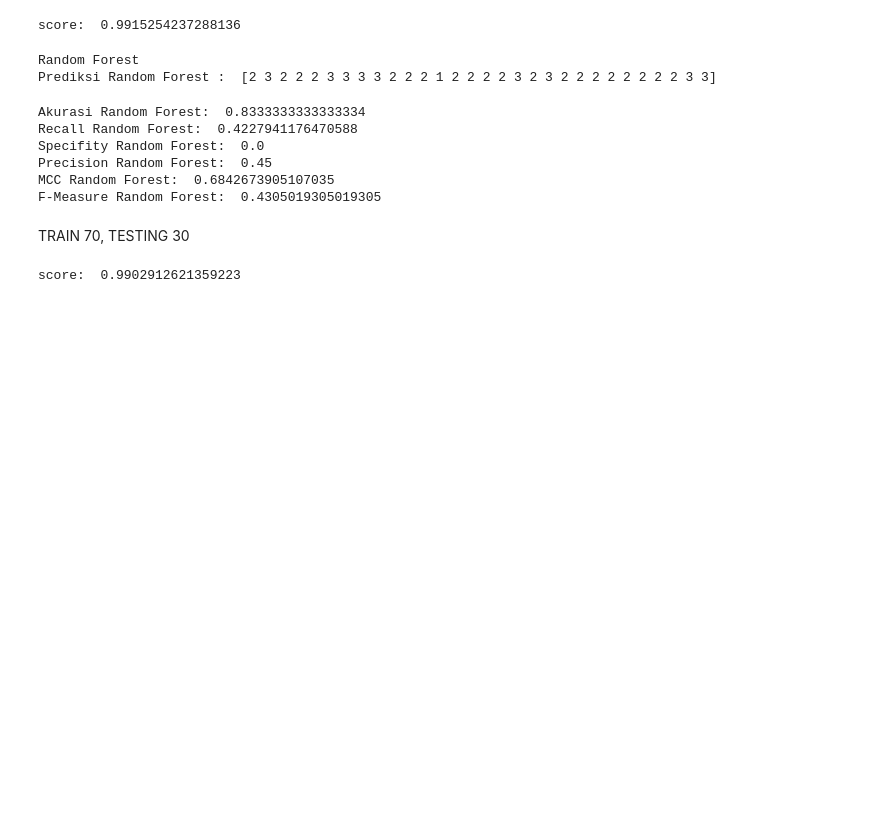
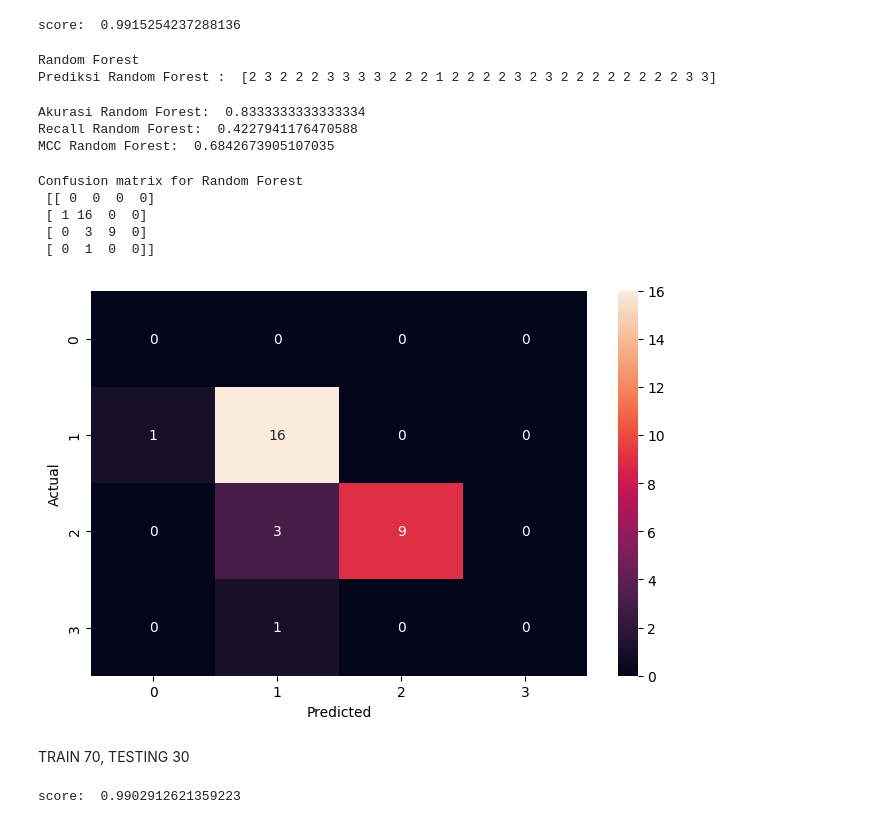
Before and after one commit to patgrace/randomforest, a Jupyter notebook: randomforest.ipynb, the cells around one changed output. Saved outputs shown, nothing was run; the diff lists cells and outputs as text; code cells hidden in the pictures; blank space fills up the shorter version.

Commit message:
nambahin confussion matrix

```diff
--- a/randomforest.ipynb
+++ b/randomforest.ipynb
@@ -213,43 +203,56 @@ score:  0.9915254237288136
 print("Random Forest")
 Forest = RandomForestClassifier(random_state=42)
 Forest.fit(X_train_20, y_train_20.values.ravel())
-y_predictionRF = Forest.predict(X_test_20)
-accuracy_RF = round(accuracy_score(y_test_20, y_predictionRF)* 100, 2)
+y_predictionRF_20 = Forest.predict(X_test_20)
+accuracy_RF_20 = round(accuracy_score(y_test_20, y_predictionRF_20)* 100, 2)
 acc_DecisionRF = round(Forest.score(X_train_20, y_train_20)* 100, 2)
-print("Prediksi Random Forest : ", y_predictionRF)
+print("Prediksi Random Forest : ", y_predictionRF_20)
 # %% [output]
 Random Forest
 Prediksi Random Forest :  [2 3 2 2 2 3 3 3 3 2 2 2 1 2 2 2 2 3 2 3 2 2 2 2 2 2 2 2 3 3]
 # %%
 # Confusion Matrix Random Forest
-CMRF = confusion_matrix(y_test_20, y_predictionRF)
-accuracyRF = accuracy_score(y_test_20, y_predictionRF)
-precisionRF = precision_score(y_test_20, y_predictionRF, average='macro')
-recallRF = recall_score(y_test_20, y_predictionRF, average='macro')
-f1RF = f1_score(y_test_20, y_predictionRF, average='macro')
-mccRF = matthews_corrcoef(y_test_20, y_predictionRF)
+CMRF = confusion_matrix(y_test_20, y_predictionRF_20)
+accuracyRF_20 = accuracy_score(y_test_20, y_predictionRF_20)
+precisionRF_20 = precision_score(y_test_20, y_predictionRF_20, average='macro')
+recallRF_20 = recall_score(y_test_20, y_predictionRF_20, average='macro')
+f1RF_20 = f1_score(y_test_20, y_predictionRF_20, average='macro')
+mccRF_20 = matthews_corrcoef(y_test_20, y_predictionRF_20)
 
 TNRF = CMRF[1][1] * 1.0
 FNRF = CMRF[1][0] * 1.0
 TPRF = CMRF[0][0] * 1.0
 FPRF = CMRF[0][1] * 1.0
 total = TNRF + TPRF + FPRF + FNRF
-sensitivityRF = TNRF / (TNRF + FPRF)* 100
-specificityRF = TPRF / (TPRF + FNRF)* 100
+sensitivityRF_20 = TNRF / (TNRF + FPRF)* 100
+specificityRF_20 = TPRF / (TPRF + FNRF)* 100
 
-print("Akurasi Random Forest: ", accuracyRF)
-print("Recall Random Forest: ", recallRF)
-print("Specifity Random Forest: ", specificityRF)
-print("Precision Random Forest: ", precisionRF)
-print("MCC Random Forest: ", mccRF)
-print("F-Measure Random Forest: ", f1RF)
+print("Akurasi Random Forest: ", accuracyRF_20)
+print("Recall Random Forest: ", recallRF_20)
+# print("Specifity Random Forest: ", specificityRF_20)
+# print("Precision Random Forest: ", precisionRF_20)
+print("MCC Random Forest: ", mccRF_20)
+# print("F-Measure Random Forest: ", f1RF_20)
 # %% [output]
 Akurasi Random Forest:  0.8333333333333334
 Recall Random Forest:  0.4227941176470588
-Specifity Random Forest:  0.0
-Precision Random Forest:  0.45
 MCC Random Forest:  0.6842673905107035
-F-Measure Random Forest:  0.4305019305019305
+# %%
+# Menampilkan Confusion Matrix Random Forest
+cm_displayRF=ConfusionMatrixDisplay(confusion_matrix=CMRF)
+print('Confusion matrix for Random Forest\n',CMRF)
+f, ax = plt.subplots(figsize=(8,5))
+sns.heatmap(confusion_matrix(y_test_20, y_predictionRF_20), annot=True, fmt=".0f", ax=ax)
+plt.xlabel("Predicted")
+plt.ylabel("Actual")
+plt.show()
+# %% [output]
+Confusion matrix for Random Forest
+ [[ 0  0  0  0]
+ [ 1 16  0  0]
+ [ 0  3  9  0]
+ [ 0  1  0  0]]
+[figure, added]
 # %% [markdown]
 TRAIN 70, TESTING 30
 # %%
```
Also changed, not shown: parts of 2 cells of this notebook.
